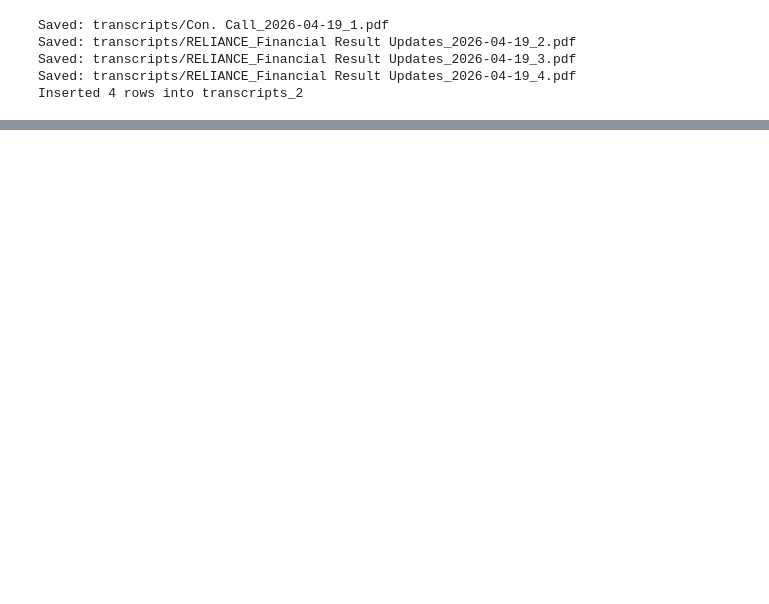
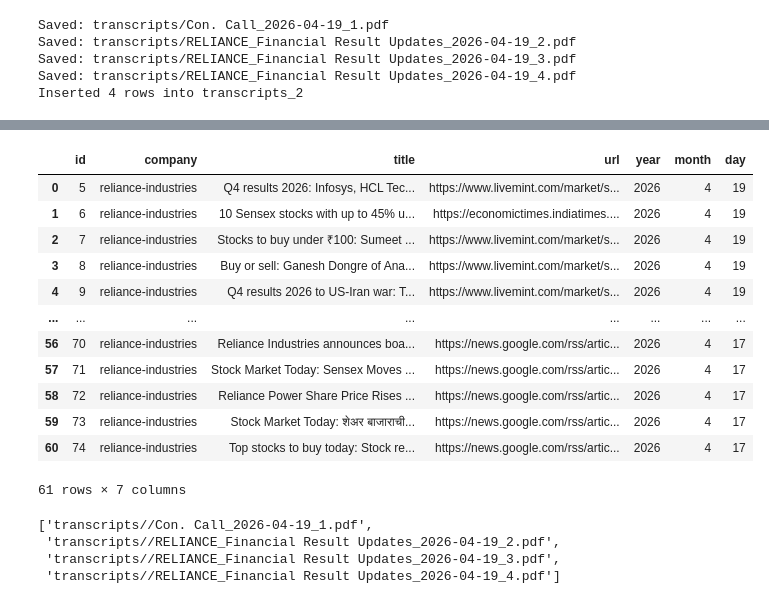
Before and after one commit to abr-98/Stock_value_pred_NSE, a Jupyter notebook: backend_handlers/database_utilities/test_connect.ipynb, the cells around one changed output, grey strips where cells are left out. Drawn from its saved outputs; the diff is of its cells as text; code cells hidden in the pictures; blank space fills up the shorter version.

Commit message:
added database feeds

```diff
--- a/backend_handlers/database_utilities/test_connect.ipynb
+++ b/backend_handlers/database_utilities/test_connect.ipynb
@@ -390,0 +406,35 @@ Inserted 4 rows into transcripts_2
+# %%
+import datetime
+from datetime import timedelta
+from backend_handlers.database_utilities.execute_query import execute_query_to_dataframe
+
+def read_news_from_database(company_slug):
+
+    from datetime import datetime, timedelta
+
+    date_str = (datetime.now() - timedelta(days=3)).strftime("%Y-%m-%d")
+    query = f"""
+    SELECT *
+    FROM news
+    WHERE company = '{company_slug}'
+    AND MAKE_DATE(year, month, day) >= '{date_str}'
+    """
+
+    df = execute_query_to_dataframe(query)
+    return df
+# %%
+read_news_from_database("reliance-industries")
+# %% [output]
+|  | id | company | title | url | year | month | day |
+| 0 | 5 | reliance-industries | Q4 results 2026: Infosys, HCL Tec... | https://www.livemint.com/market/s... | 2026 | 4 | 19 |
+| 1 | 6 | reliance-industries | 10 Sensex stocks with up to 45% u... | https://economictimes.indiatimes.... | 2026 | 4 | 19 |
+| 2 | 7 | reliance-industries | Stocks to buy under ₹100: Sumeet ... | https://www.livemint.com/market/s... | 2026 | 4 | 19 |
+| 3 | 8 | reliance-industries | Buy or sell: Ganesh Dongre of Ana... | https://www.livemint.com/market/s... | 2026 | 4 | 19 |
+| 4 | 9 | reliance-industries | Q4 results 2026 to US-Iran war: T... | https://www.livemint.com/market/s... | 2026 | 4 | 19 |
+| ... | ... | ... | ... | ... | ... | ... | ... |
+| 56 | 70 | reliance-industries | Reliance Industries announces boa... | https://news.google.com/rss/artic... | 2026 | 4 | 17 |
+| 57 | 71 | reliance-industries | Stock Market Today: Sensex Moves ... | https://news.google.com/rss/artic... | 2026 | 4 | 17 |
+| 58 | 72 | reliance-industries | Reliance Power Share Price Rises ... | https://news.google.com/rss/artic... | 2026 | 4 | 17 |
+| 59 | 73 | reliance-industries | Stock Market Today: शेअर बाजाराची... | https://news.google.com/rss/artic... | 2026 | 4 | 17 |
+| 60 | 74 | reliance-industries | Top stocks to buy today: Stock re... | https://news.google.com/rss/artic... | 2026 | 4 | 17 |
+61 rows × 7 columns
@@ -390,0 +460,7 @@ Inserted 4 rows into transcripts_2
+# %%
+read_transcripts_from_database("RELIANCE")
+# %% [output]
+['transcripts//Con. Call_2026-04-19_1.pdf',
+ 'transcripts//RELIANCE_Financial Result Updates_2026-04-19_2.pdf',
+ 'transcripts//RELIANCE_Financial Result Updates_2026-04-19_3.pdf',
+ 'transcripts//RELIANCE_Financial Result Updates_2026-04-19_4.pdf']
```
Also changed, not shown: parts of 7 cells of this notebook, 23 other files.
